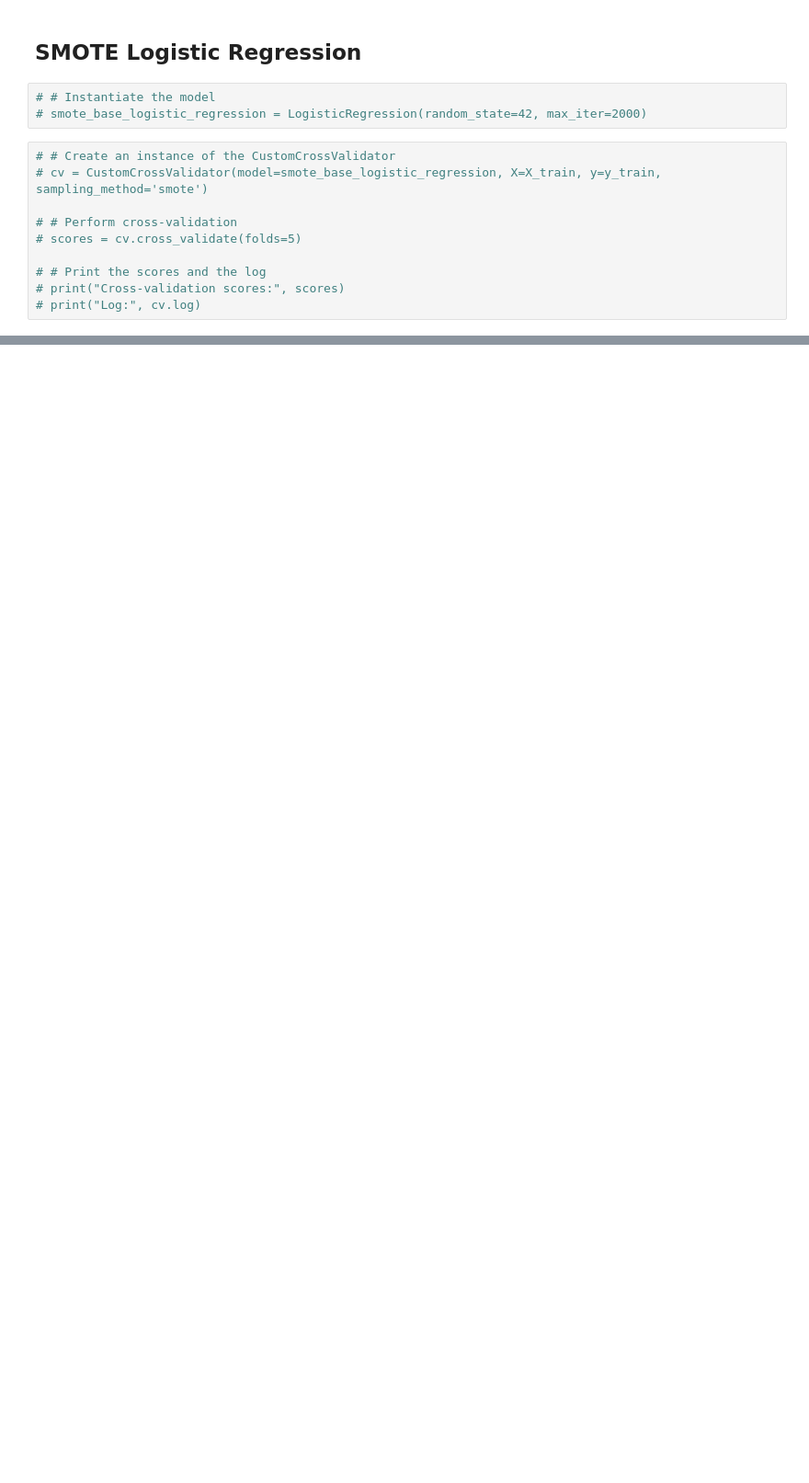
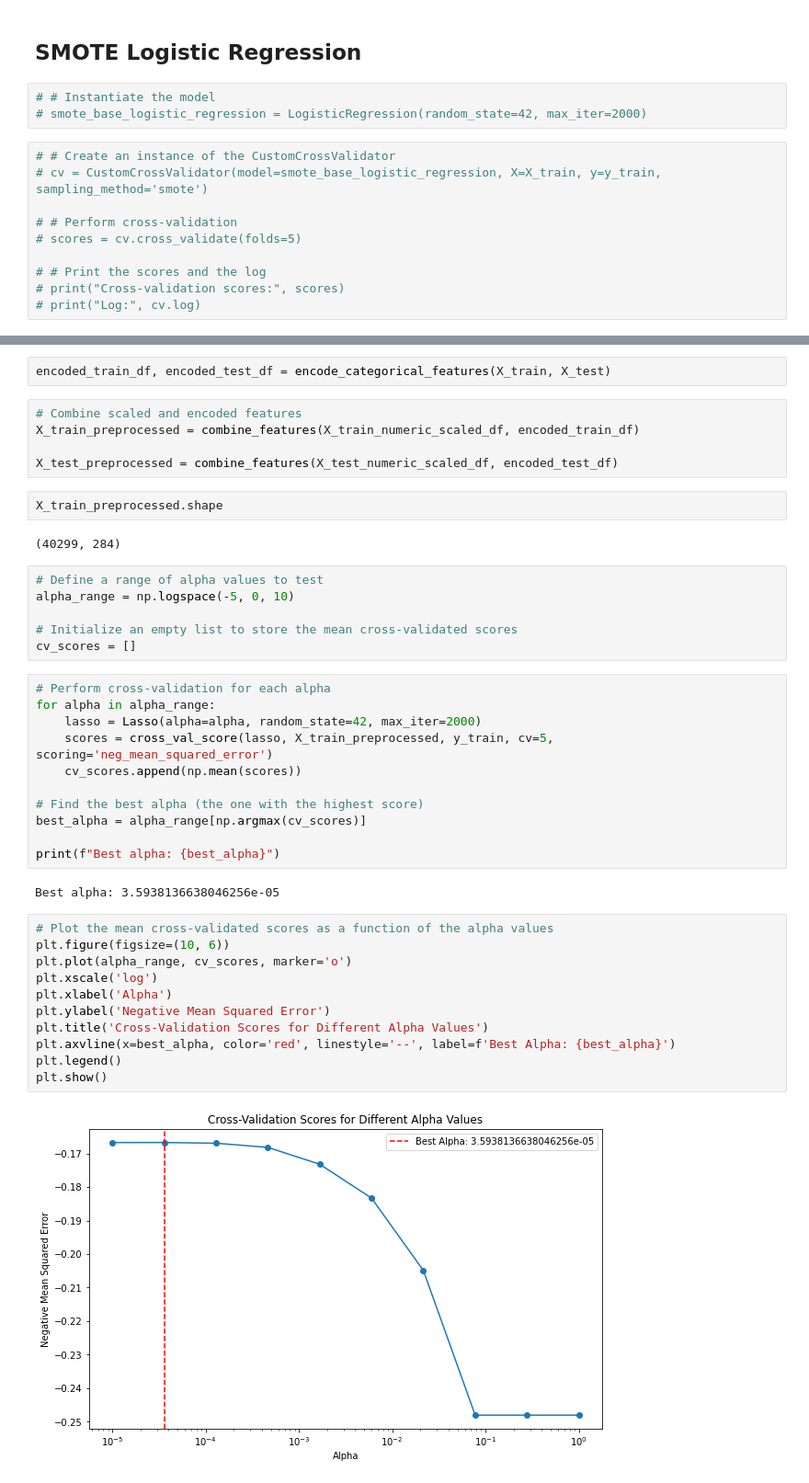
Before and after one commit to silver032/phase3project, a Jupyter notebook: tanzanian_water_wells.ipynb, the cells around one changed output, grey strips where cells are left out. Shown at 92% size. Drawn from its saved outputs; the diff is of its cells as text; blank space fills up the shorter version.

```diff
--- a/tanzanian_water_wells.ipynb
+++ b/tanzanian_water_wells.ipynb
@@ -776,0 +789,43 @@ Log: {'LogisticRegression oversample': 0.7055778702412894, 'LogisticRegression u
+# %%
+encoded_train_df, encoded_test_df = encode_categorical_features(X_train, X_test)
+# %%
+# Combine scaled and encoded features
+X_train_preprocessed = combine_features(X_train_numeric_scaled_df, encoded_train_df)
+
+X_test_preprocessed = combine_features(X_test_numeric_scaled_df, encoded_test_df)
+# %%
+X_train_preprocessed.shape
+# %% [output]
+(40299, 284)
+# %%
+# Define a range of alpha values to test
+alpha_range = np.logspace(-5, 0, 10)
+
+# Initialize an empty list to store the mean cross-validated scores
+cv_scores = []
+# %%
+# Perform cross-validation for each alpha
+for alpha in alpha_range:
+    lasso = Lasso(alpha=alpha, random_state=42, max_iter=2000)
+    scores = cross_val_score(lasso, X_train_preprocessed, y_train, cv=5, scoring='neg_mean_squared_error')
+    cv_scores.append(np.mean(scores))
+
+# Find the best alpha (the one with the highest score)
+best_alpha = alpha_range[np.argmax(cv_scores)]
+
+print(f"Best alpha: {best_alpha}")
+# %% [output]
+Best alpha: 3.5938136638046256e-05
+# %%
+# Plot the mean cross-validated scores as a function of the alpha values
+plt.figure(figsize=(10, 6))
+plt.plot(alpha_range, cv_scores, marker='o')
+plt.xscale('log')
+plt.xlabel('Alpha')
+plt.ylabel('Negative Mean Squared Error')
+plt.title('Cross-Validation Scores for Different Alpha Values')
+plt.axvline(x=best_alpha, color='red', linestyle='--', label=f'Best Alpha: {best_alpha}')
+plt.legend()
+plt.show()
+# %% [output]
+[figure, added]
```
Also changed, not shown: parts of 16 cells of this notebook, 1 other file.
